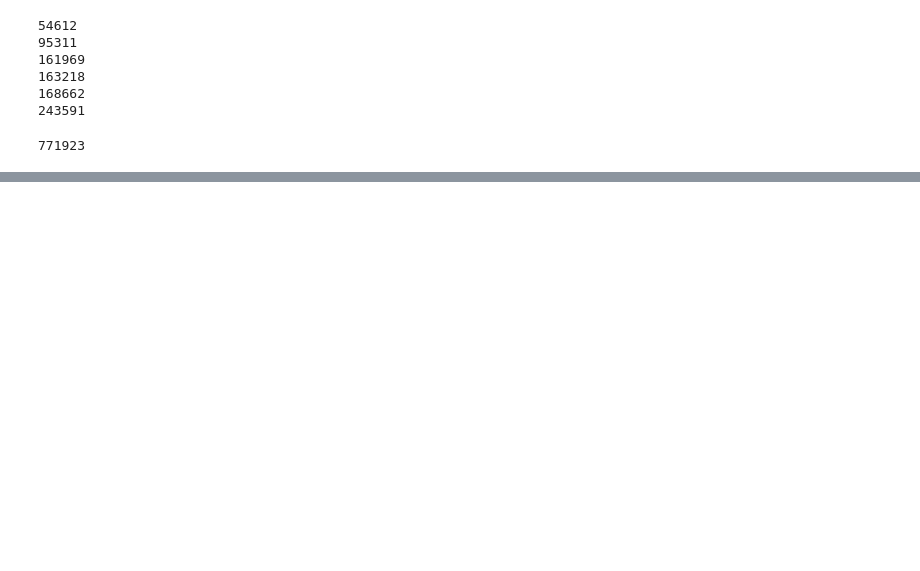
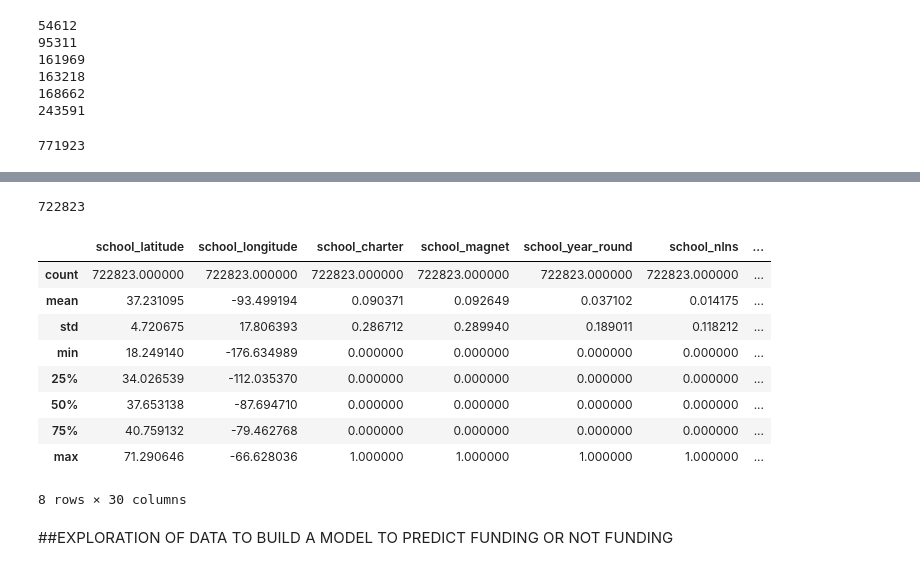
Before and after one commit to LylePayne/DonorsChooseAnalysis, a Jupyter notebook: Project Kojak - DonorsChoose.ipynb, the cells around one changed output, grey strips where cells are left out. Drawn from its saved outputs; the diff is of its cells as text; code cells hidden in the pictures; blank space fills up the shorter version.

```diff
--- a/Project Kojak - DonorsChoose.ipynb
+++ b/Project Kojak - DonorsChoose.ipynb
@@ -525,0 +583,2 @@ sentiment_df.head()
+# %%
+funding_sentiment_df = pd.merge(funding_df, sentiment_df, how="left", right_on="_projectid", left_index=True)
@@ -525,0 +595,4 @@ sentiment_df.head()
+# %%
+len(funding_sentiment_df)
+# %% [output]
+722823
@@ -525,0 +602,15 @@ sentiment_df.head()
+# %%
+funding_sentiment_df.describe()
+# %% [output]
+|  | school_latitude | school_longitude | school_charter | school_magnet | school_year_round | school_nlns | ... |
+| count | 722823.000000 | 722823.000000 | 722823.000000 | 722823.000000 | 722823.000000 | 722823.000000 | ... |
+| mean | 37.231095 | -93.499194 | 0.090371 | 0.092649 | 0.037102 | 0.014175 | ... |
+| std | 4.720675 | 17.806393 | 0.286712 | 0.289940 | 0.189011 | 0.118212 | ... |
+| min | 18.249140 | -176.634989 | 0.000000 | 0.000000 | 0.000000 | 0.000000 | ... |
+| 25% | 34.026539 | -112.035370 | 0.000000 | 0.000000 | 0.000000 | 0.000000 | ... |
+| 50% | 37.653138 | -87.694710 | 0.000000 | 0.000000 | 0.000000 | 0.000000 | ... |
+| 75% | 40.759132 | -79.462768 | 0.000000 | 0.000000 | 0.000000 | 0.000000 | ... |
+| max | 71.290646 | -66.628036 | 1.000000 | 1.000000 | 1.000000 | 1.000000 | ... |
+8 rows × 30 columns
+# %% [markdown]
+##EXPLORATION OF DATA TO BUILD A MODEL TO PREDICT FUNDING OR NOT FUNDING
```
Also changed, not shown: parts of 21 cells of this notebook.
